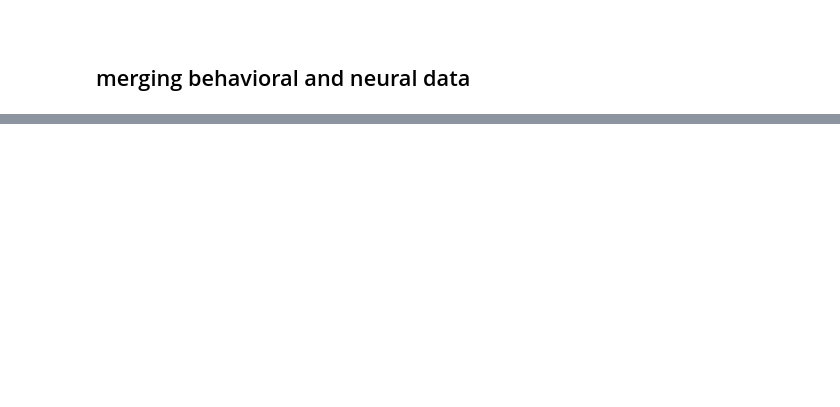
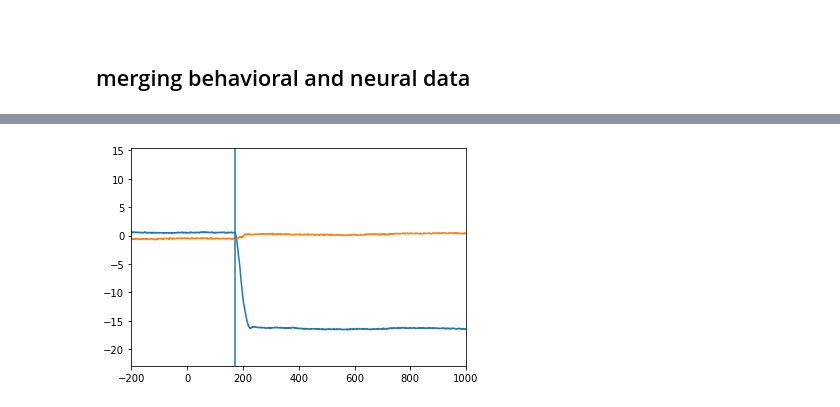
Before and after one commit to SmilodonCub/linArray, a Jupyter notebook: linArray_notebook.ipynb, the cells around one changed output, grey strips where cells are left out. Saved outputs shown, nothing was run; the diff lists cells and outputs as text; code cells hidden in the pictures; blank space fills up the shorter version.

```diff
--- a/linArray_notebook.ipynb
+++ b/linArray_notebook.ipynb
@@ -797,10 +789,10 @@ Peanut_delayedSaccadeTask_2016_6_8_1_1_BHV_align.head()
 # %%
-# a function to adjust AnalogEyeData by stimOn value
+
 def mergeBehavioralColumn( neural_df, bhv_df, bhv_target_column ):
     """
     concatenate a column from a bhv_df to a neural_df
     """
-    neuralc = neural_df.copy()
+    neuralc = neural_df.copy().reset_index()
     neuralc[ bhv_target_column ] = bhv_df[ bhv_target_column ]
 
     return neuralc
@@ -831,0 +910,18 @@ plt.show()
+# %%
+trial = 13
+s, es = et.saccade_detection( res[ 'X_eye' ][trial], res[ 'Y_eye' ][trial],
+                             np.arange( 0, len(res[ 'Y_eye' ][trial]) ) - res[ 'bhv_code40' ][trial],
+                             minlen=20, maxvel=50)
+
+dthresh = 10
+
+plot = eyetrace4trials( res, 'bhv_code40', trial, trial+1 )
+for sacc in es:
+    #eDistance = math.dist([sacc[3], sacc[4]], [sacc[5], sacc[6]])
+    coord_dist = math.sqrt( ((sacc[3] - sacc[4])**2)+((sacc[5] - sacc[6])**2) )
+    #print( coord_dist )
+    if coord_dist > dthresh:
+        plt.axvline(x=sacc[0])
+plt.show()
+# %% [output]
+[figure, added]
```
Also changed, not shown: parts of 13 cells of this notebook.
